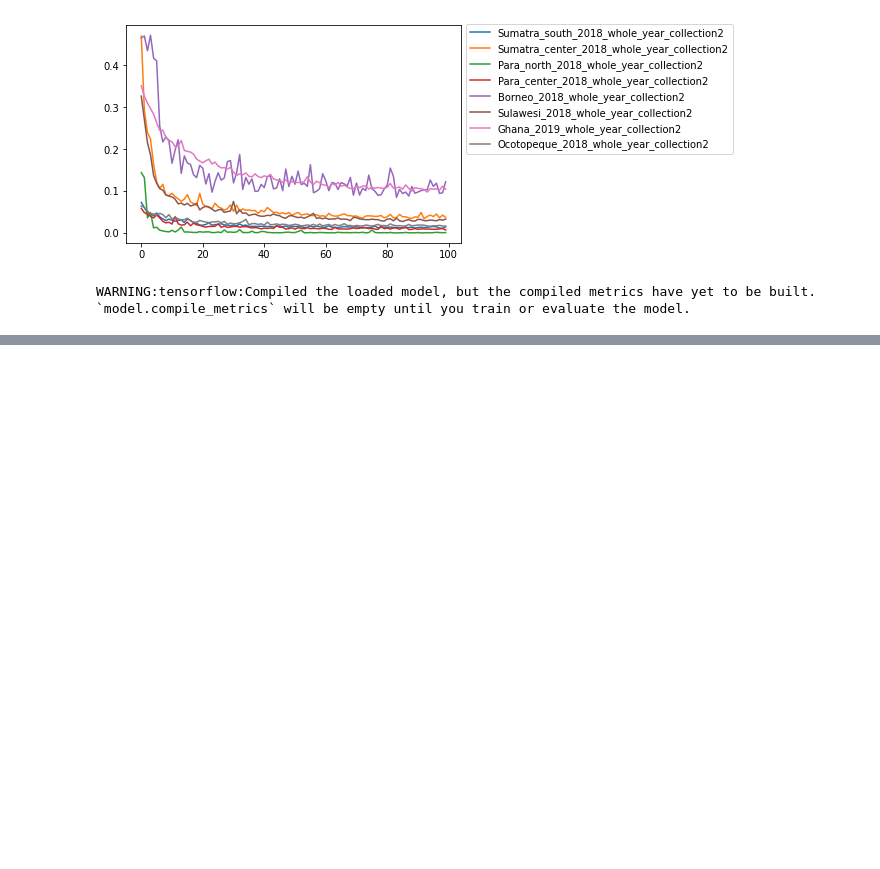
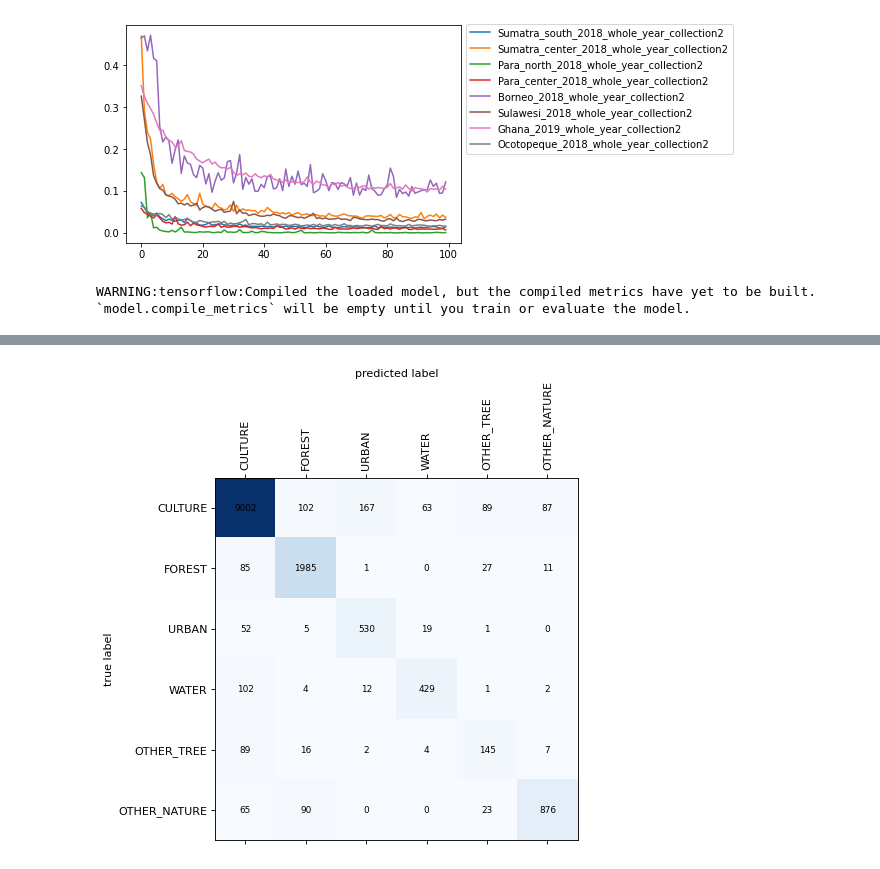
Before and after one commit to SimWalther/vietnam_coffee_detection, a Jupyter notebook: scripts/notebooks/reptile.ipynb, the cells around one changed output, grey strips where cells are left out. Cells and saved outputs as stored; diff of their text form; code cells hidden in the pictures; blank space fills up the shorter version.

```diff
--- a/scripts/notebooks/reptile.ipynb
+++ b/scripts/notebooks/reptile.ipynb
@@ -634,0 +1250,6 @@ Mean f-score:  0.800333991880222
+# %%
+pl.figure(figsize=(8, 6), dpi=80)
+
+plot_confusion_matrix(conf_matrices[1], [category.name for category in categories])
+# %% [output]
+[figure, added]
```
Also changed, not shown: parts of 67 cells of this notebook, 25 other files.
